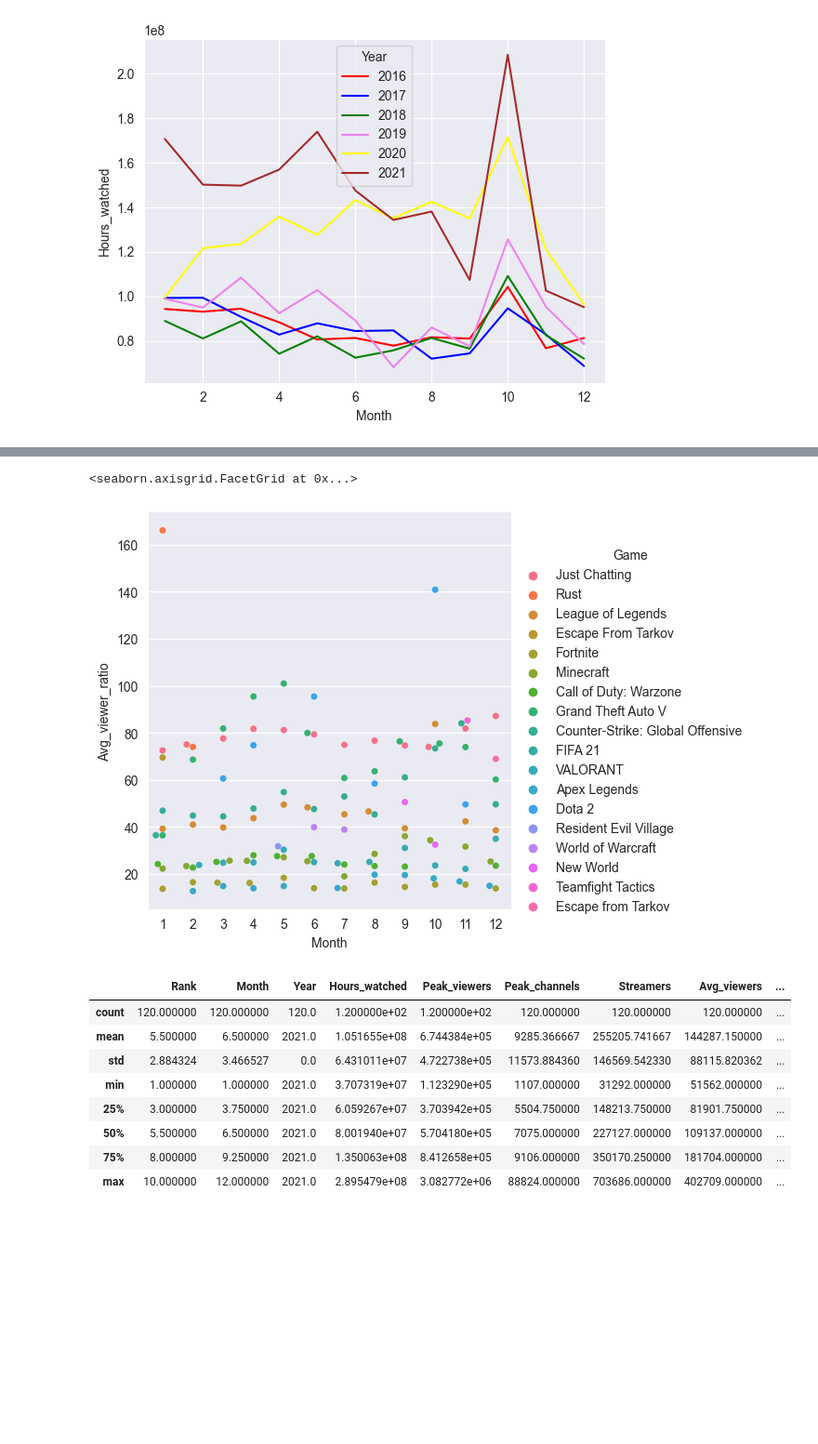
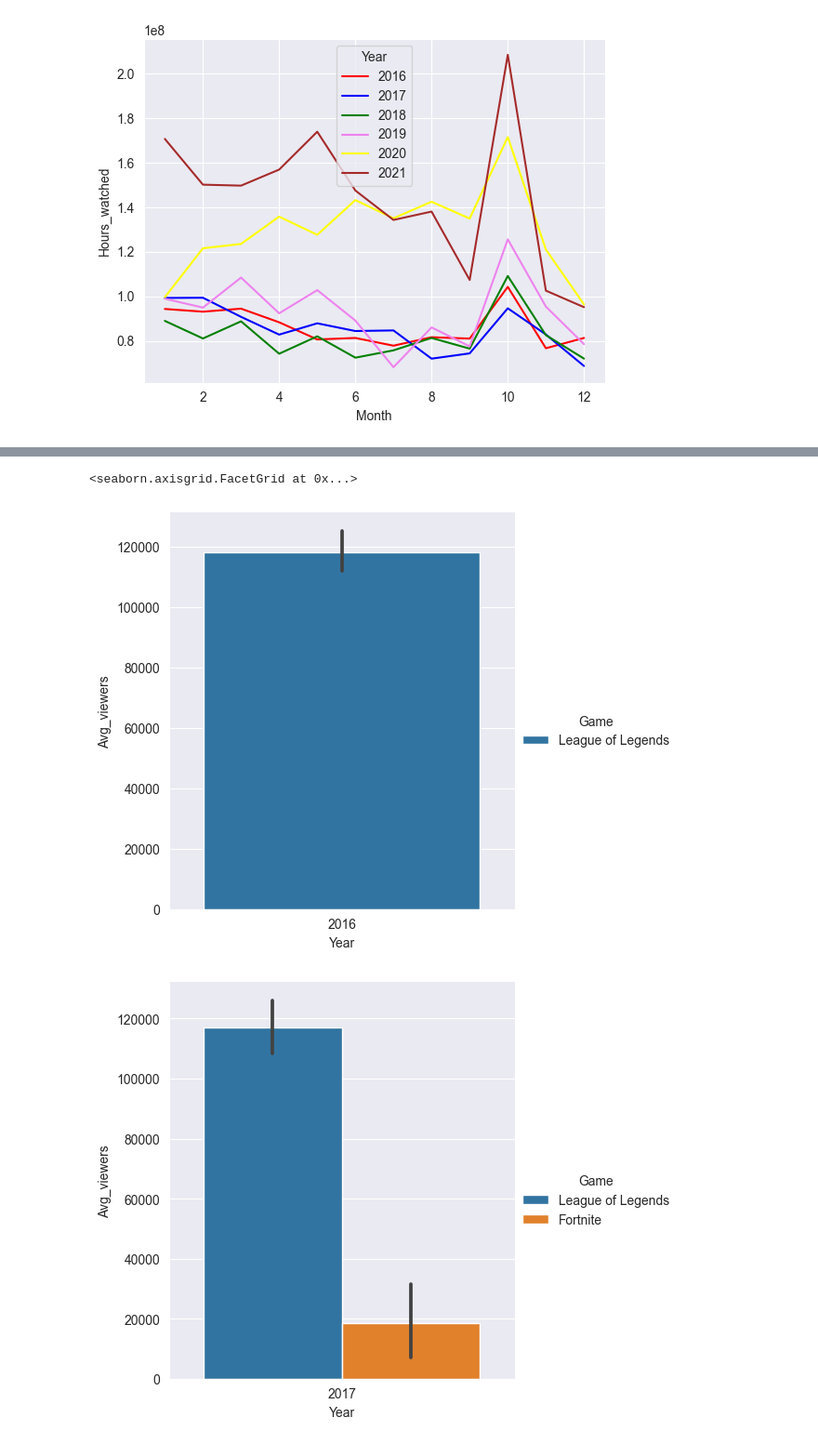
Before and after one commit to HrexD/DataAnalyse, a Jupyter notebook: Analyse.ipynb, the cells around one changed output, grey strips where cells are left out. Shown at 93% size. Cells and saved outputs as stored; diff of their text form; code cells hidden in the pictures; blank space fills up the shorter version.

```diff
--- a/Analyse.ipynb
+++ b/Analyse.ipynb
@@ -119,17 +110,11 @@ sb.catplot(data=df.query("Year==2021 and Rank <= 10"), x="Year", y='Hours_watche
-# %%
-sb.catplot(data=df.query("Year==2021 and Rank <= 10"), x="Month", y='Avg_viewer_ratio', hue="Game",kind="swarm")
-# %% [output]
-<seaborn.axisgrid.FacetGrid at 0x...>
-[figure, removed]
-# %%
-df.query("Year==2021 and Rank <= 10").describe()
-# %% [output]
-|  | Rank | Month | Year | Hours_watched | Peak_viewers | Peak_channels | Streamers | Avg_viewers | ... |
-| count | 120.000000 | 120.000000 | 120.0 | 1.200000e+02 | 1.200000e+02 | 120.000000 | 120.000000 | 120.000000 | ... |
-| mean | 5.500000 | 6.500000 | 2021.0 | 1.051655e+08 | 6.744384e+05 | 9285.366667 | 255205.741667 | 144287.150000 | ... |
-| std | 2.884324 | 3.466527 | 0.0 | 6.431011e+07 | 4.722738e+05 | 11573.884360 | 146569.542330 | 88115.820362 | ... |
-| min | 1.000000 | 1.000000 | 2021.0 | 3.707319e+07 | 1.123290e+05 | 1107.000000 | 31292.000000 | 51562.000000 | ... |
-| 25% | 3.000000 | 3.750000 | 2021.0 | 6.059267e+07 | 3.703942e+05 | 5504.750000 | 148213.750000 | 81901.750000 | ... |
-| 50% | 5.500000 | 6.500000 | 2021.0 | 8.001940e+07 | 5.704180e+05 | 7075.000000 | 227127.000000 | 109137.000000 | ... |
-| 75% | 8.000000 | 9.250000 | 2021.0 | 1.350063e+08 | 8.412658e+05 | 9106.000000 | 350170.250000 | 181704.000000 | ... |
-| max | 10.000000 | 12.000000 | 2021.0 | 2.895479e+08 | 3.082772e+06 | 88824.000000 | 703686.000000 | 402709.000000 | ... |
+# %%
+sb.catplot(data=df[df['Year']==2016].query("Game=='League of Legends' or Game=='Just Chatting' or Game=='Fortnite'"), x='Year', y='Avg_viewers', kind="bar", hue="Game", )
+sb.catplot(data=df[df['Year']==2017].query("Game=='League of Legends' or Game=='Just Chatting' or Game=='Fortnite'"), x='Year', y='Avg_viewers', kind="bar", hue="Game")
+sb.catplot(data=df[df['Year']==2018].query("Game=='League of Legends' or Game=='Just Chatting' or Game=='Fortnite'"), x='Year', y='Avg_viewers', kind="bar", hue="Game")
+sb.catplot(data=df[df['Year']==2019].query("Game=='League of Legends' or Game=='Just Chatting' or Game=='Fortnite'"), x='Year', y='Avg_viewers', kind="bar", hue="Game")
+sb.catplot(data=df[df['Year']==2020].query("Game=='League of Legends' or Game=='Just Chatting' or Game=='Fortnite'"), x='Year', y='Avg_viewers', kind="bar", hue="Game")
+sb.catplot(data=df[df['Year']==2021].query("Game=='League of Legends' or Game=='Just Chatting' or Game=='Fortnite'"), x='Year', y='Avg_viewers', kind="bar", hue="Game")
+# %% [output]
+<seaborn.axisgrid.FacetGrid at 0x...>
+[figure, added]
+[figure, added]
```
Also changed, not shown: parts of 2 cells of this notebook.
